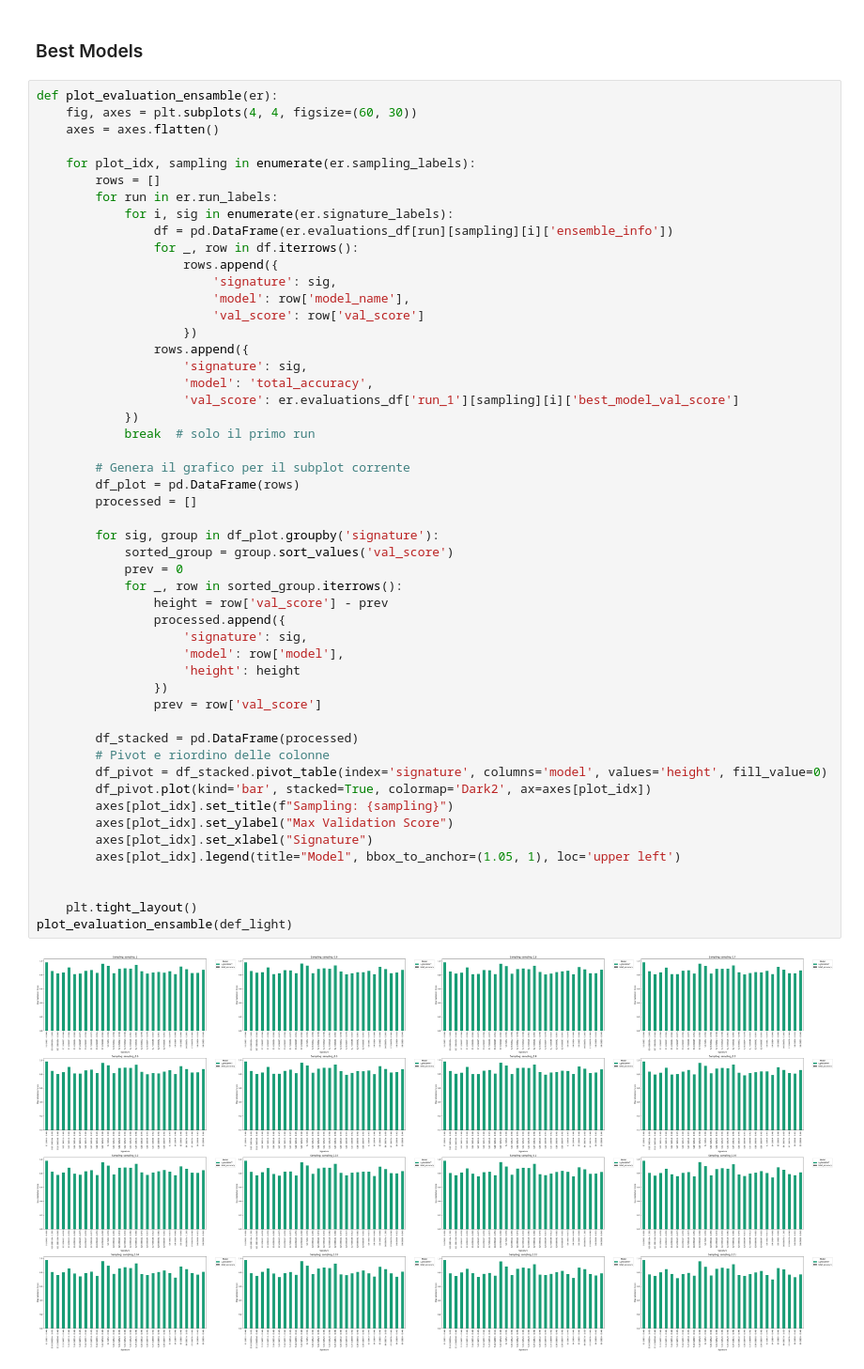
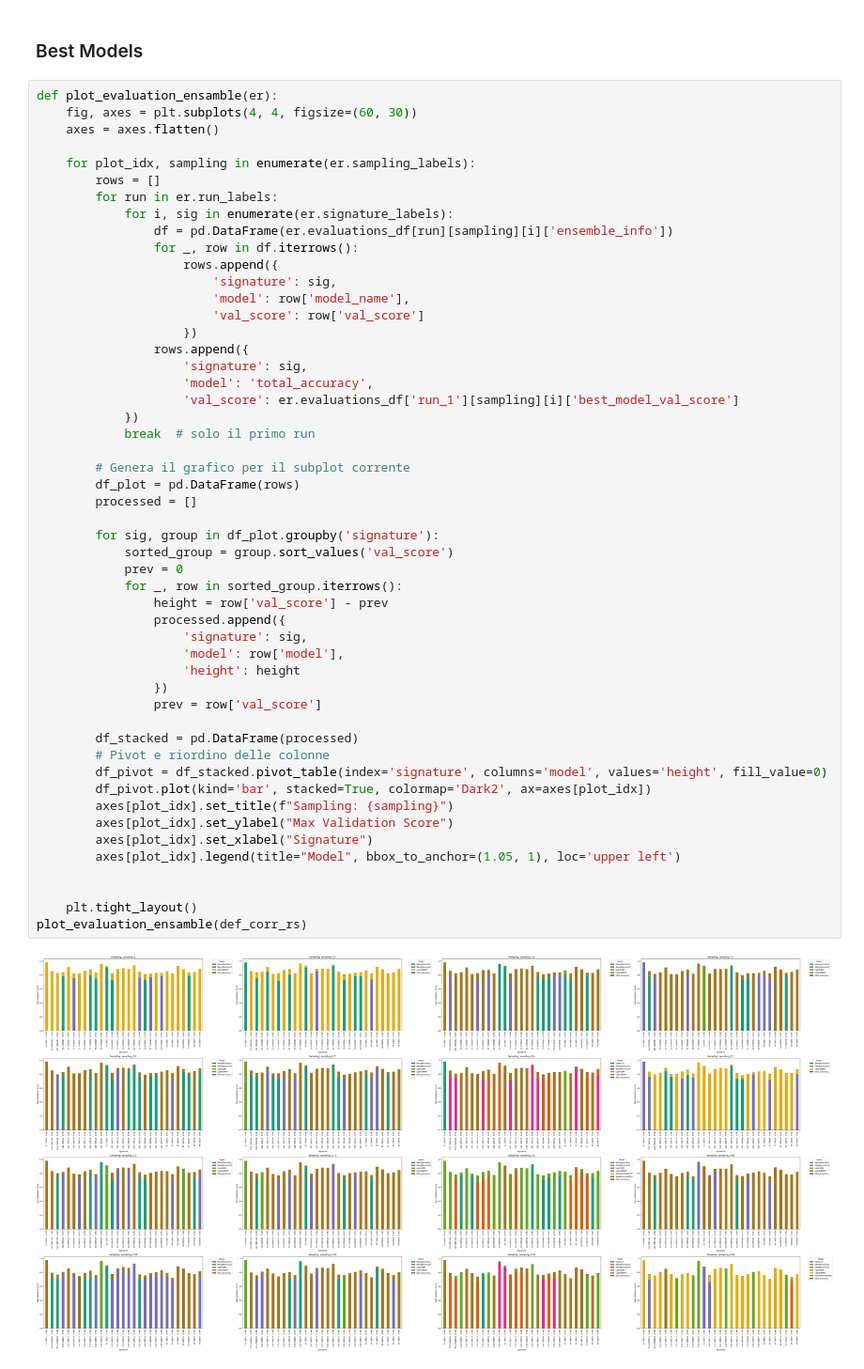
Before and after one commit to MassimoZarantonello2/SignatureInference, a Jupyter notebook: scripts/toronto_autogluone_evalutaions.ipynb, the cells around one changed output. Shown at 94% size. Saved outputs shown, nothing was run; the diff lists cells and outputs as text.

```diff
--- a/scripts/toronto_autogluone_evalutaions.ipynb
+++ b/scripts/toronto_autogluone_evalutaions.ipynb
@@ -275,32 +275,32 @@ def plot_evaluation_ensamble(er):
             break  # solo il primo run
 
         # Genera il grafico per il subplot corrente
         df_plot = pd.DataFrame(rows)
         processed = []
 
         for sig, group in df_plot.groupby('signature'):
             sorted_group = group.sort_values('val_score')
             prev = 0
             for _, row in sorted_group.iterrows():
                 height = row['val_score'] - prev
                 processed.append({
                     'signature': sig,
                     'model': row['model'],
                     'height': height
                 })
                 prev = row['val_score']
 
         df_stacked = pd.DataFrame(processed)
         # Pivot e riordino delle colonne
         df_pivot = df_stacked.pivot_table(index='signature', columns='model', values='height', fill_value=0)
         df_pivot.plot(kind='bar', stacked=True, colormap='Dark2', ax=axes[plot_idx])
         axes[plot_idx].set_title(f"Sampling: {sampling}")
         axes[plot_idx].set_ylabel("Max Validation Score")
         axes[plot_idx].set_xlabel("Signature")
         axes[plot_idx].legend(title="Model", bbox_to_anchor=(1.05, 1), loc='upper left')
 
 
     plt.tight_layout()
-plot_evaluation_ensamble(def_light)
+plot_evaluation_ensamble(def_corr_rs)
 # %% [output]
-[figure, old version]
+[figure, new version]
```
Also changed, not shown: 2 other files.
